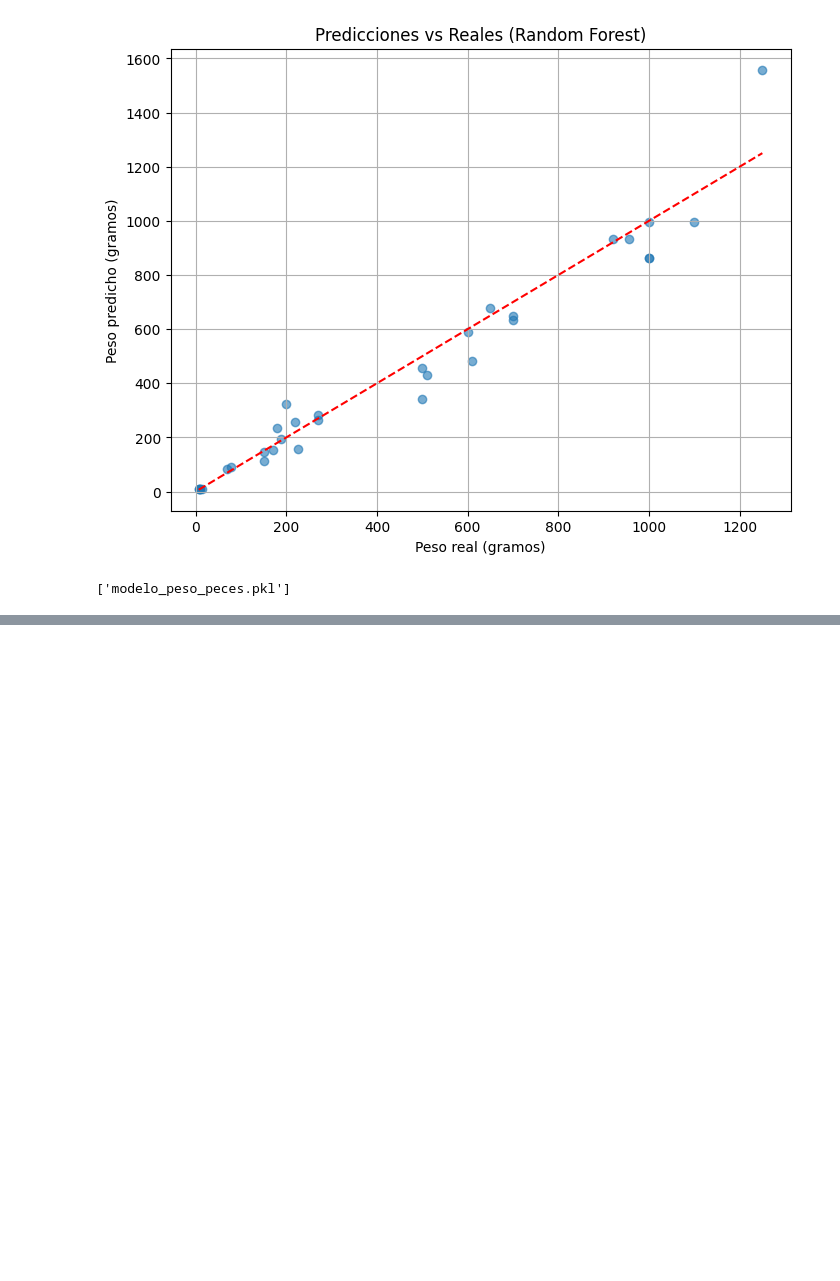
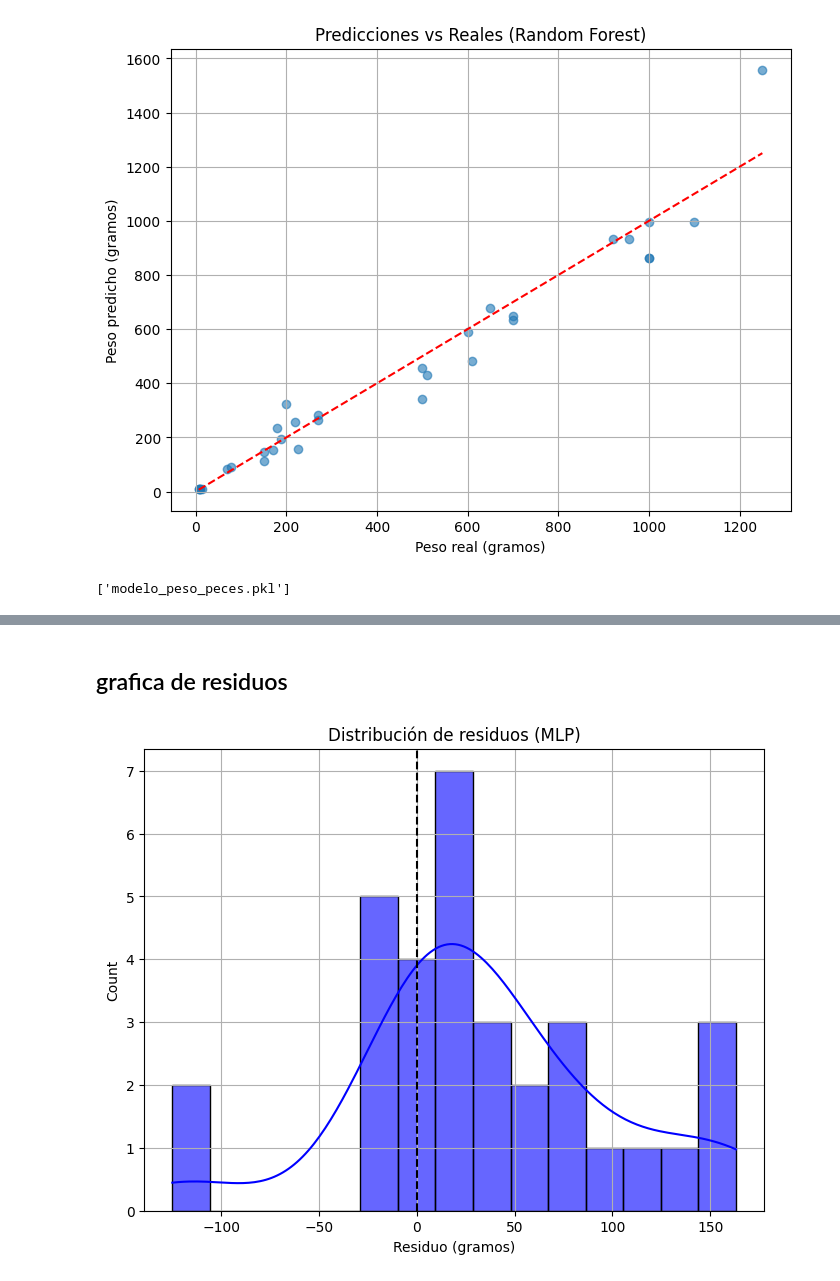
Before and after one commit to LuisAngel034/Peso-de-Peces, a Jupyter notebook: practica.ipynb, the cells around one changed output, grey strips where cells are left out. Saved outputs shown, nothing was run; the diff lists cells and outputs as text; code cells hidden in the pictures; blank space fills up the shorter version.

```diff
--- a/practica.ipynb
+++ b/practica.ipynb
@@ -430,0 +545,13 @@ joblib.dump(paquete_modelo,"modelo_peso_peces.pkl")
+# %% [markdown]
+## grafica de residuos
+# %%
+residuos_mlp = y_test - y_pred_mlp
+plt.figure(figsize=(8,6))
+sns.histplot(residuos_mlp, kde=True, bins=15, color='blue', alpha=0.6)
+plt.axvline(0, color='black', linestyle='--')
+plt.xlabel('Residuo (gramos)')
+plt.title('Distribución de residuos (MLP)')
+plt.grid(True)
+plt.show()
+# %% [output]
+[figure, added]
```
Also changed, not shown: parts of 22 cells of this notebook.
